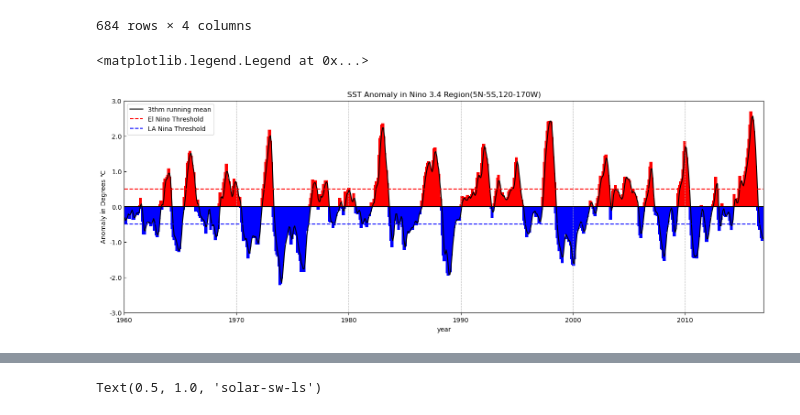
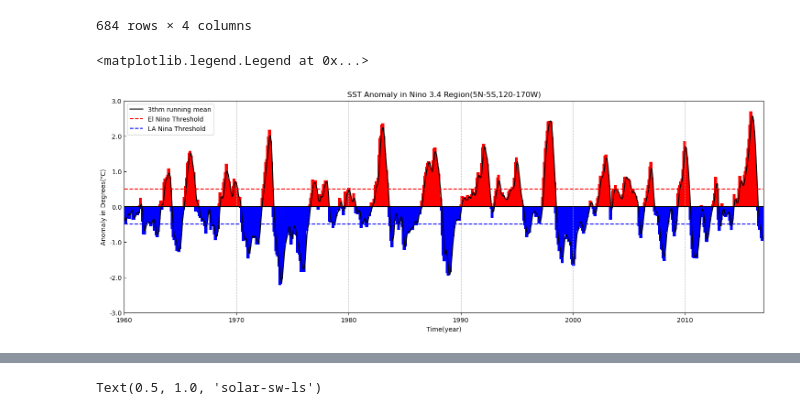
Before and after one commit to rico12312/ESE5023_Assignments_12332293, a Jupyter notebook: PS/PS3/PS3.ipynb, the cells around one changed output, grey strips where cells are left out. Saved outputs shown, nothing was run; the diff lists cells and outputs as text; code cells hidden in the pictures.

```diff
--- a/PS/PS3/PS3.ipynb
+++ b/PS/PS3/PS3.ipynb
@@ -165,36 +166,36 @@ colour = np.where(anomalies_df['sst']>0, 'red', 'blue')
 plt.bar(anomalies_df['time'], anomalies_df['sst'], width=100, color=colour)
 
 #plot rolling_mean
 plt.plot(anomalies_df['time'],anomalies_df['mean_rolloing'], color='black',label='3thm running mean')
 
 #plot the zero and threshold line
 plt.plot(anomalies_df['time'],np.zeros(684),color='black')
 plt.plot(anomalies_df['time'],np.zeros(684)+0.5,color='red', linestyle='--',label='El Nino Threshold')
 plt.plot(anomalies_df['time'],np.zeros(684)-0.5,color='blue', linestyle='--',label='LA Nina Threshold')
 
 # adjust the label and ticks
 # set label
-plt.xlabel('year')
-plt.ylabel('Anomaly in Degrees ℃')
+plt.xlabel('Time(year)')
+plt.ylabel('Anomaly in Degrees(℃)')
 
 #set ticks
 y = [-3.0,-2.0,-1.0,0.0,1.0,2.0,3.0]
 plt.yticks(y,labels=y)
 plt.xlim(datetime(1960,1,1),datetime(2016,12,31))
 #plot title
 plt.title('SST Anomaly in Nino 3.4 Region(5N-5S,120-170W)')
 
 #plot grid
 plt.grid(linestyle='--',axis='x')
 plt.xlim()
 
 #tick parameter
 plt.tick_params(axis='y',left=True,direction='in',which='both')
 plt.tick_params(axis='x',top=False,bottom=True,direction='out',which='both')
 plt.legend()
 # %% [output]
 <matplotlib.legend.Legend at 0x...>
-[figure, old version]
+[figure, new version]
 # %%
 # problem2
 # %%
```
Also changed, not shown: parts of 11 cells of this notebook, 1 other file.
